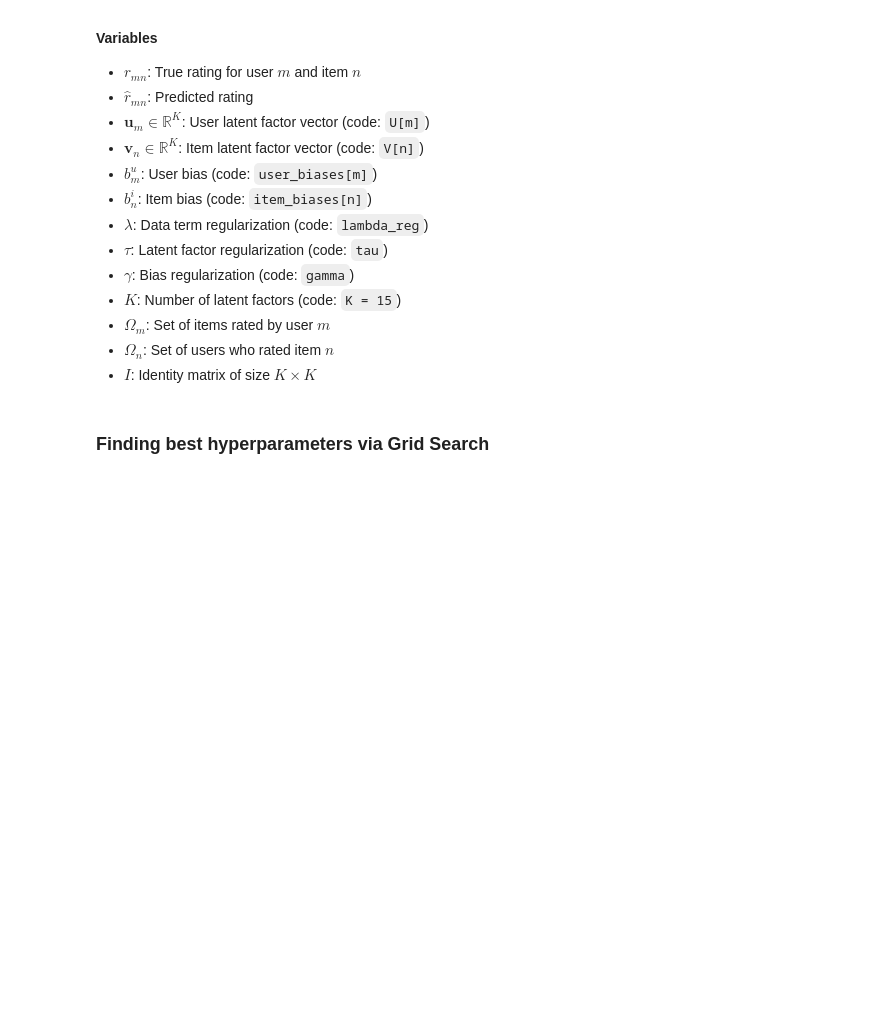
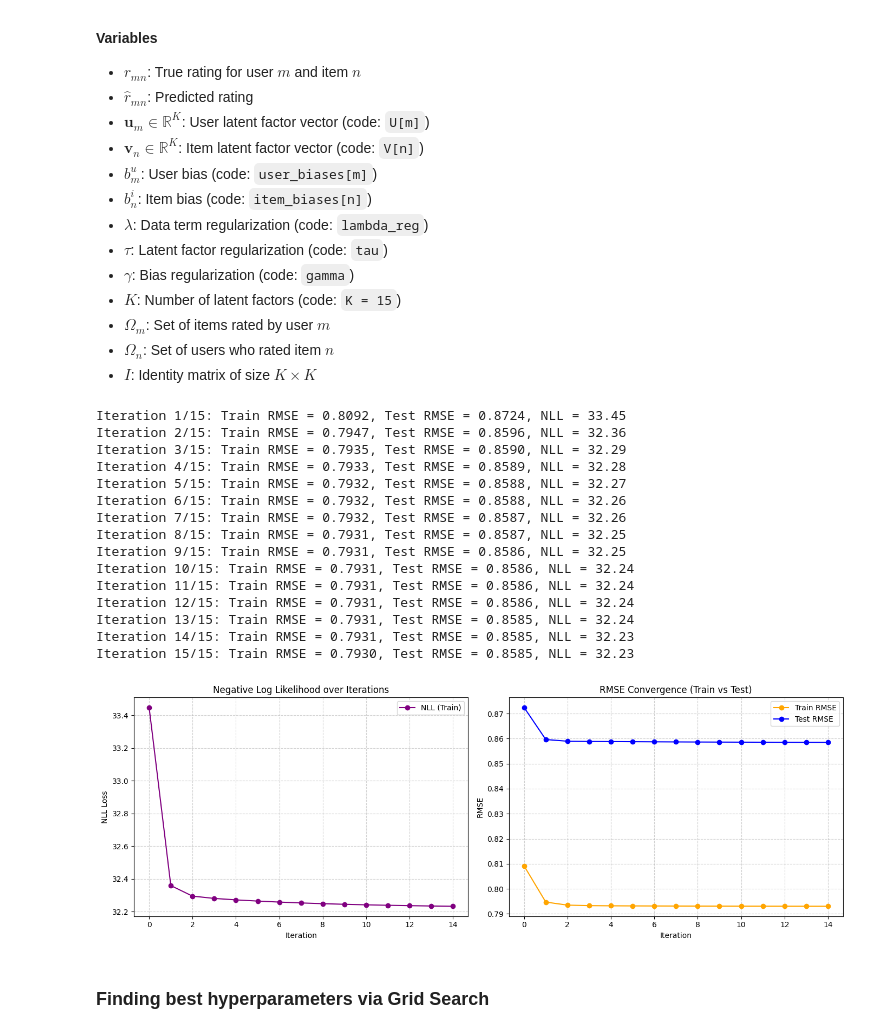
Before and after one commit to hassanql/mlas, a Jupyter notebook: ml_at_scale_draft.ipynb, the cells around one changed output. Drawn from its saved outputs; the diff is of its cells as text; code cells hidden in the pictures; blank space fills up the shorter version.

```diff
--- a/ml_at_scale_draft.ipynb
+++ b/ml_at_scale_draft.ipynb
@@ -629,47 +735,69 @@ for iter in range(num_iters):
 
     # Training RMSE
     rmse_train = np.sqrt(squared_error / count)
     rmse_train_history.append(rmse_train)
 
     # Compute test RMSE
     squared_error_test = 0
     count_test = 0
     for m in range(M):
         for movie_id, r in data_by_user_test[m]:
             n = data_test.movie_id_to_idx[movie_id]
             pred = global_mean + user_biases[m] + item_biases[n] + np.dot(U[m], V[n])
             squared_error_test += (r - pred) ** 2
             count_test += 1
     rmse_test = np.sqrt(squared_error_test / count_test)
     rmse_test_history.append(rmse_test)
 
     print(f"Iteration {iter+1}/{num_iters}: "
           f"Train RMSE = {rmse_train:.4f}, Test RMSE = {rmse_test:.4f}, "
           f"NLL = {nll:.2f}")
 
-# Plot results
-plt.figure(figsize=(15,5))
 
-plt.subplot(1,3,1)
-plt.plot(nll_history, marker='o', color='purple')
-plt.title("Negative Log Likelihood (Training)")
+# Plotting
+plt.figure(figsize=(14, 5)) # Adjusted size for better visibility
+
+# Plot NLL
+plt.subplot(1, 2, 1) # Changed to 2 columns to use full space
+plt.plot(nll_history, marker='o', color='purple', label='NLL (Train)')
+plt.title("Negative Log Likelihood over Iterations")
 plt.xlabel("Iteration")
-plt.ylabel("Negative Log Likelihood")
+plt.ylabel("NLL Loss")
+plt.legend() # Shows label
+plt.grid(True, linestyle='--', alpha=0.6) # Added grid for clarity
 
-plt.subplot(1,3,2)
-plt.plot(rmse_train_history, marker='o', color='orange')
-plt.title("Training RMSE")
+# Plot RMSE
+plt.subplot(1, 2, 2)
+plt.plot(rmse_train_history, marker='o', color='orange', label='Train RMSE')
+plt.plot(rmse_test_history, marker='o', color='blue', label='Test RMSE')
+plt.title("RMSE Convergence (Train vs Test)")
 plt.xlabel("Iteration")
 plt.ylabel("RMSE")
+plt.legend() # Shows labels
+plt.grid(True, linestyle='--', alpha=0.6)
 
-plt.subplot(1,3,3)
-plt.plot(rmse_test_history, marker='o', color='green')
-plt.title("Test RMSE")
-plt.xlabel("Iteration")
-plt.ylabel("RMSE")
+# Save the figure to the current directory
+plt.savefig('all_latent_factors_convergence_100k.pdf', format='pdf', bbox_inches='tight')
 
 plt.tight_layout()
 plt.show()
+# %% [output]
+Iteration 1/15: Train RMSE = 0.8092, Test RMSE = 0.8724, NLL = 33.45
+Iteration 2/15: Train RMSE = 0.7947, Test RMSE = 0.8596, NLL = 32.36
+Iteration 3/15: Train RMSE = 0.7935, Test RMSE = 0.8590, NLL = 32.29
+Iteration 4/15: Train RMSE = 0.7933, Test RMSE = 0.8589, NLL = 32.28
+Iteration 5/15: Train RMSE = 0.7932, Test RMSE = 0.8588, NLL = 32.27
+Iteration 6/15: Train RMSE = 0.7932, Test RMSE = 0.8588, NLL = 32.26
+Iteration 7/15: Train RMSE = 0.7932, Test RMSE = 0.8587, NLL = 32.26
+Iteration 8/15: Train RMSE = 0.7931, Test RMSE = 0.8587, NLL = 32.25
+Iteration 9/15: Train RMSE = 0.7931, Test RMSE = 0.8586, NLL = 32.25
+Iteration 10/15: Train RMSE = 0.7931, Test RMSE = 0.8586, NLL = 32.24
+Iteration 11/15: Train RMSE = 0.7931, Test RMSE = 0.8586, NLL = 32.24
+Iteration 12/15: Train RMSE = 0.7931, Test RMSE = 0.8586, NLL = 32.24
+Iteration 13/15: Train RMSE = 0.7931, Test RMSE = 0.8585, NLL = 32.24
+Iteration 14/15: Train RMSE = 0.7931, Test RMSE = 0.8585, NLL = 32.23
+Iteration 15/15: Train RMSE = 0.7930, Test RMSE = 0.8585, NLL = 32.23
+[figure, added]
 # %% [markdown]
 ### Finding best hyperparameters via Grid Search
 # %%
```
Also changed, not shown: parts of 21 cells of this notebook, 7 other files.
